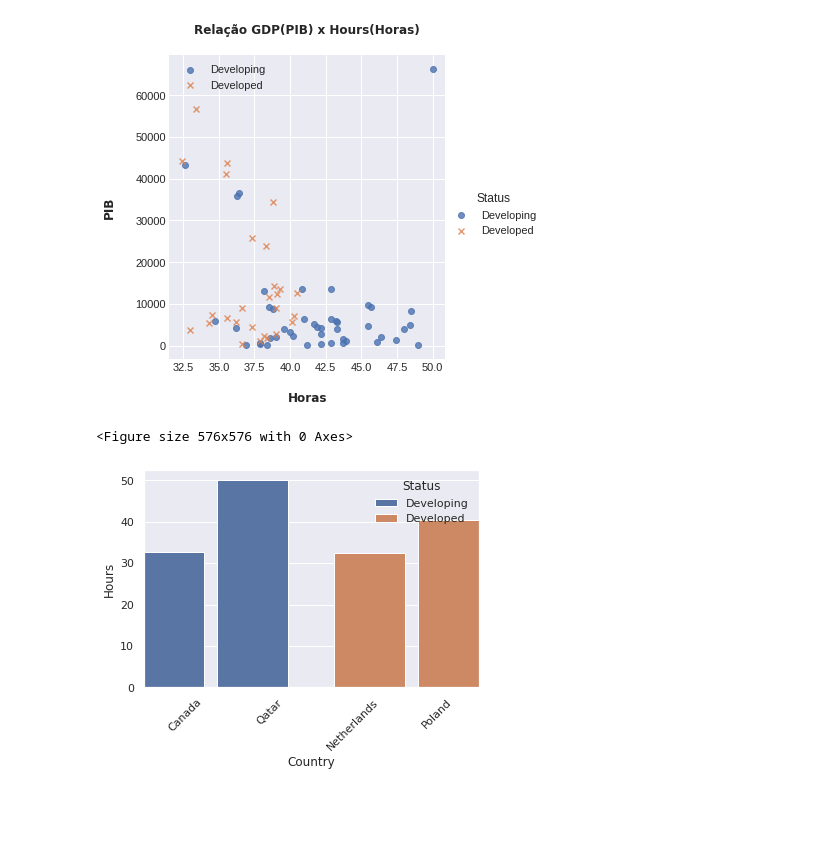
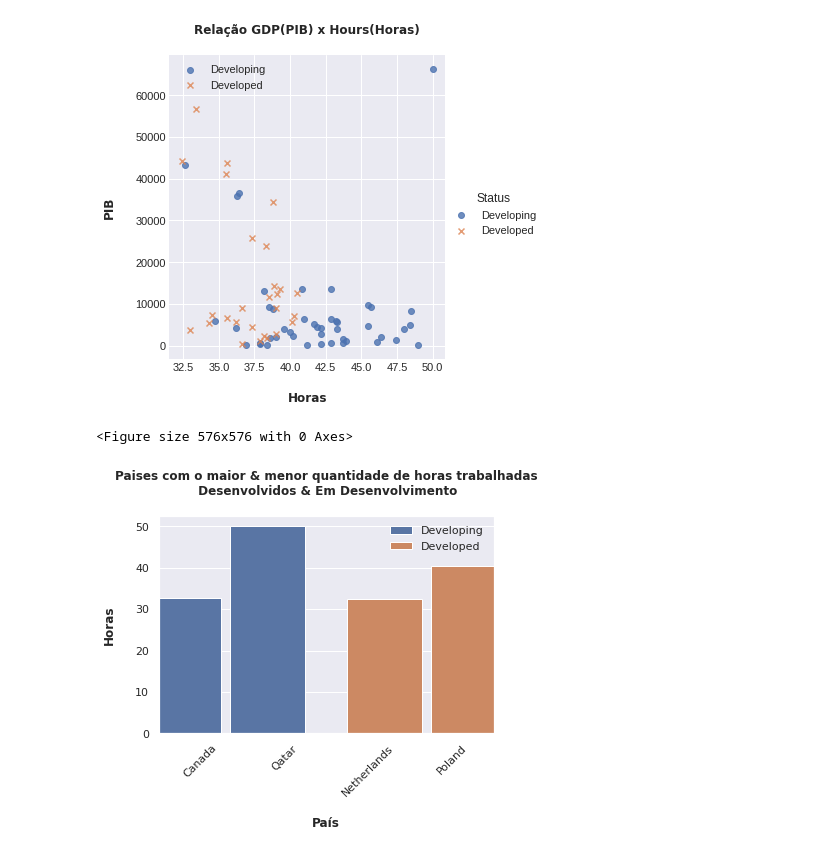
Before and after one commit to unbrae/DataScience, a Jupyter notebook: eda.ipynb, the cells around one changed output. Drawn from its saved outputs; the diff is of its cells as text; code cells hidden in the pictures; blank space fills up the shorter version.

```diff
--- a/eda.ipynb
+++ b/eda.ipynb
@@ -247,41 +255,48 @@ plt.show()
 # %% [output]
 [figure]
 # %%
+# Visualização 3
+# Gráfico de barras
+
+# Filtrando os dados
 filter_1 = countryStatus.loc[countryStatus['Status'] == 'Developing']
 filter_2 = countryStatus.loc[countryStatus['Status'] == 'Developed']
 
+# Selecionando e ordenando os dados
 edMin = filter_1[['Country','Status','Hours']].sort_values(by=(['Hours','Country']), ascending=False).tail(1)
 edMax = filter_1[['Country','Status','Hours']].sort_values(by=(['Hours','Country']), ascending=False).head(1)
 
 dMin = filter_2[['Country','Status','Hours']].sort_values(by=(['Hours','Country']), ascending=False).tail(1)
 dMax = filter_2[['Country','Status','Hours']].sort_values(by=(['Hours','Country']), ascending=False).head(1)
 
+# Usando o método .concat para juntar os DFs anteriormente manipulados
 dfConcat = pd.concat([edMin, edMax, dMin, dMax])
 dfConcat.reset_index(drop=bool).sort_values('Country')
 
 plt.figure(figsize=(8,8))
 sns.set(style="darkgrid")
 
 fig, ax = plt.subplots()
 
 sns.barplot(x='Country', y='Hours', hue='Status', data=dfConcat, ci=None)
 
+# Função para alterar a espessura da barra
 def change_width(ax, new_value) :
     for patch in ax.patches :
         current_width = patch.get_width()
         diff = current_width - new_value
-
-        # we change the bar width
         patch.set_width(new_value)
-
-        # we recenter the bar
         patch.set_x(patch.get_x() + diff * .5)
 
-change_width(ax, .85)
+change_width(ax, .90)
 
+plt.title(f'Paises com o maior & menor quantidade de horas trabalhadas\n Desenvolvidos & Em Desenvolvimento\n', fontdict=font)
+plt.legend(loc='upper right')
 plt.xticks(rotation=45)
+plt.ylabel(f'Horas\n', fontdict=font)
+plt.xlabel(f'\nPaís', fontdict=font)
 
 plt.show()
 # %% [output]
 <Figure size 576x576 with 0 Axes>
-[figure, old version]
+[figure, new version]
```
Also changed, not shown: parts of 3 cells of this notebook.
